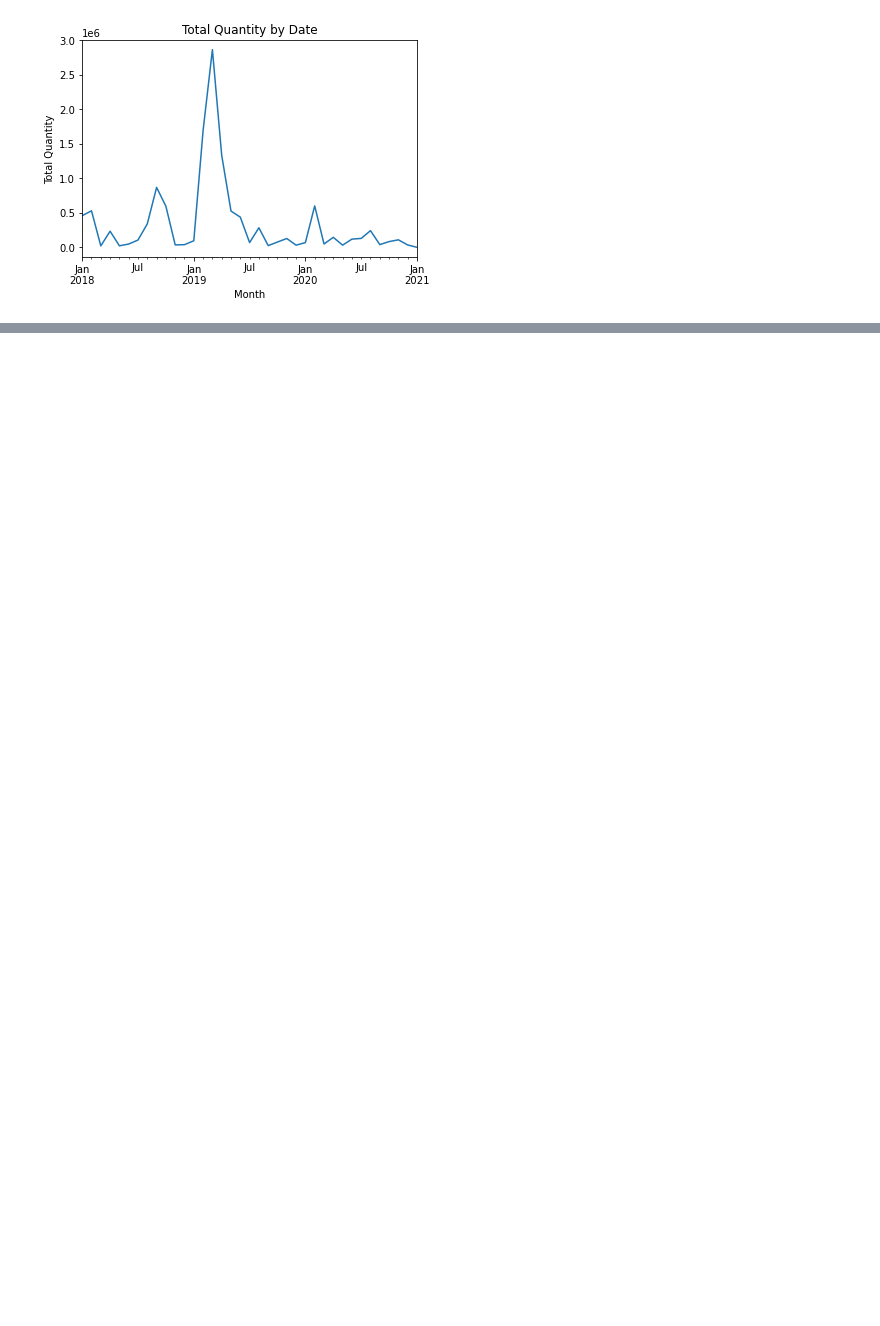
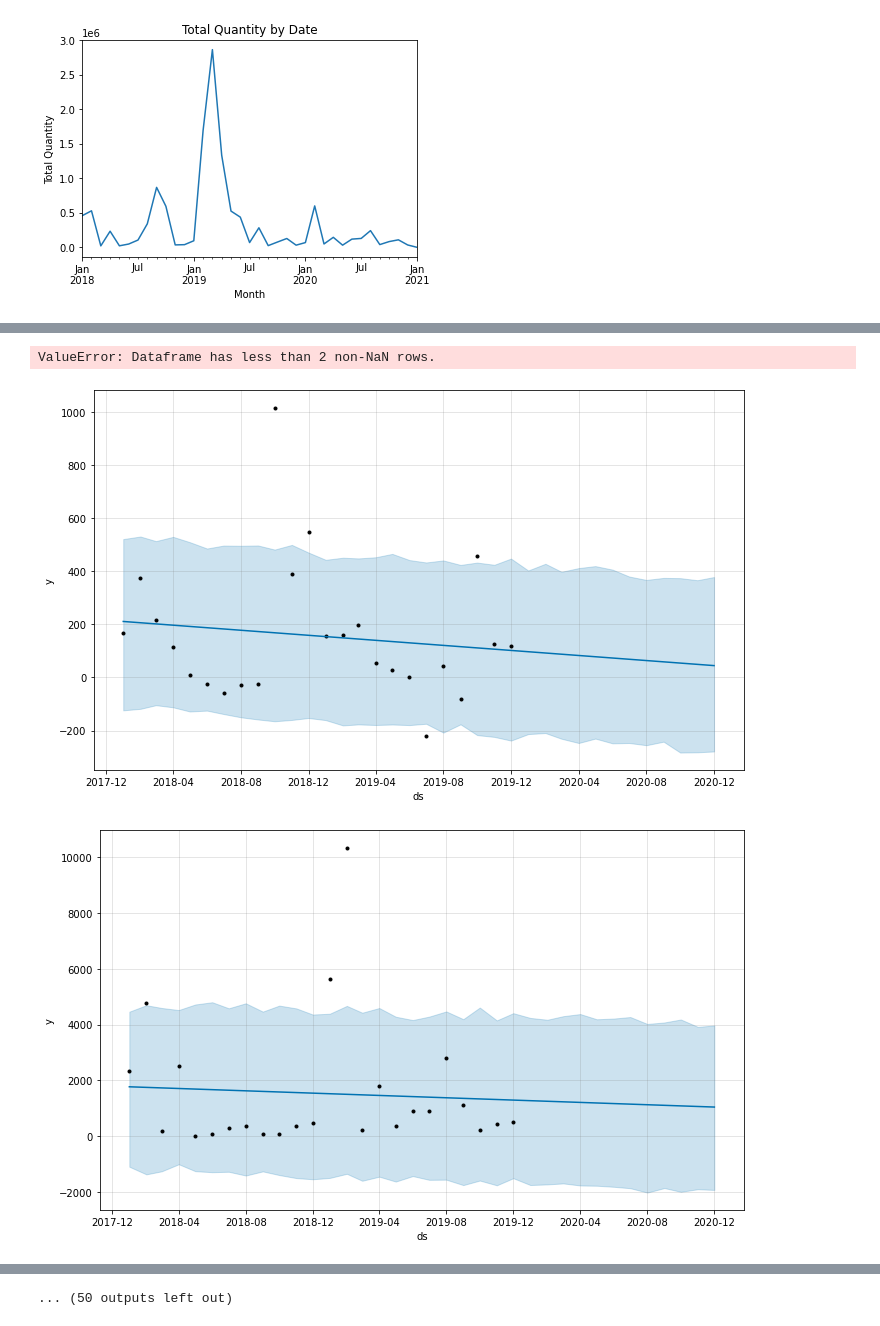
Before and after one commit to sandeepsabir/dsproject, a Jupyter notebook: DSProject.ipynb, the cells around one changed output, grey strips where cells are left out. Drawn from its saved outputs; the diff is of its cells as text; code cells hidden in the pictures; blank space fills up the shorter version.

```diff
--- a/DSProject.ipynb
+++ b/DSProject.ipynb
@@ -77,10 +101,10 @@ factOrder_df_dup
 |  | OrderNumber | OrderRowNumber | ArticleKey | ArticleName | Colour | ArticleGenre | Size | ... |
 # %%
 factOrder_df['DateOrderedKey'] = factOrder_df['DateOrderedKey'].astype(str)
-factOrder_df['DateOrdered'] = pd.to_datetime(factOrder_df['DateOrderedKey'])
-factOrder_df['DateOrdered'] = factOrder_df['DateOrdered'].dt.strftime('%m-%Y')
+factOrder_df['DateOrderedMonth'] = pd.to_datetime(factOrder_df['DateOrderedKey'])
+factOrder_df['DateOrderedMonth'] = factOrder_df['DateOrderedMonth'].dt.strftime('%m-%Y')
 
-factOrder_df = factOrder_df.drop('DateOrderedKey', axis=1)
+#factOrder_df = factOrder_df.drop('DateOrderedKey', axis=1)
 factOrder_df
 # %% [output]
 |  | OrderNumber | OrderRowNumber | ArticleKey | ArticleName | Colour | ArticleGenre | Size | ... |
@@ -99,7 +123,7 @@ factOrder_df
 # %%
-factOrder_df.index =  pd.to_datetime(factOrder_df['DateOrdered'], format= '%m-%Y')
+factOrder_df.DateOrderedMonth =  pd.to_datetime(factOrder_df['DateOrderedMonth'], format= '%m-%Y')
 
-total_by_date = factOrder_df.groupby(factOrder_df.index)['QuantityOrdered'].sum()
+total_by_date = factOrder_df.groupby(factOrder_df.DateOrderedMonth)['QuantityOrdered'].sum()
 total_by_date.plot()
 plt.title('Total Quantity by Date')
 plt.xlabel('Month')
@@ -109,0 +136,3 @@ plt.show()
+# %%
+ArticleGenre_df = pd.DataFrame(factOrder_df['ArticleGenre'].dropna().unique(), columns=['ArticleGenre'])
+ArticleGenre_df
@@ -109,0 +153,6 @@ plt.show()
+# %%
+factOrder_df = factOrder_df.groupby(['DateOrderedMonth', 'ArticleGenre']).sum('QuantityOrdered')
+factOrder_df = factOrder_df.reset_index()
+factOrder_df = factOrder_df[['DateOrderedMonth', 'QuantityOrdered', 'ArticleGenre']]
+
+factOrder_df
@@ -109,0 +173,13 @@ plt.show()
+# %%
+for index, row in ArticleGenre_df.iterrows():
+    df_model = factOrder_df[factOrder_df['ArticleGenre'] == row['ArticleGenre']]
+    df_model = df_model.loc[:, ['DateOrderedMonth', 'QuantityOrdered']]
+    df_model = df_model.reset_index()
+    df_model = df_model[['DateOrderedMonth', 'QuantityOrdered']]
+    df_model.columns = ['ds', 'y']
+
+    train, test = CreateSplitTestAndTrainData(df_model)
+
+    model = CreateModel(train)
+    ModelPrediction(model)
+# %% [output]
@@ -109,0 +203,3 @@ plt.show()
+ValueError: Dataframe has less than 2 non-NaN rows.
+[figure, added]
+[figure, added]
@@ -109,0 +214 @@ plt.show()
+... (50 outputs left out)
```
Also changed, not shown: parts of 19 cells of this notebook.
